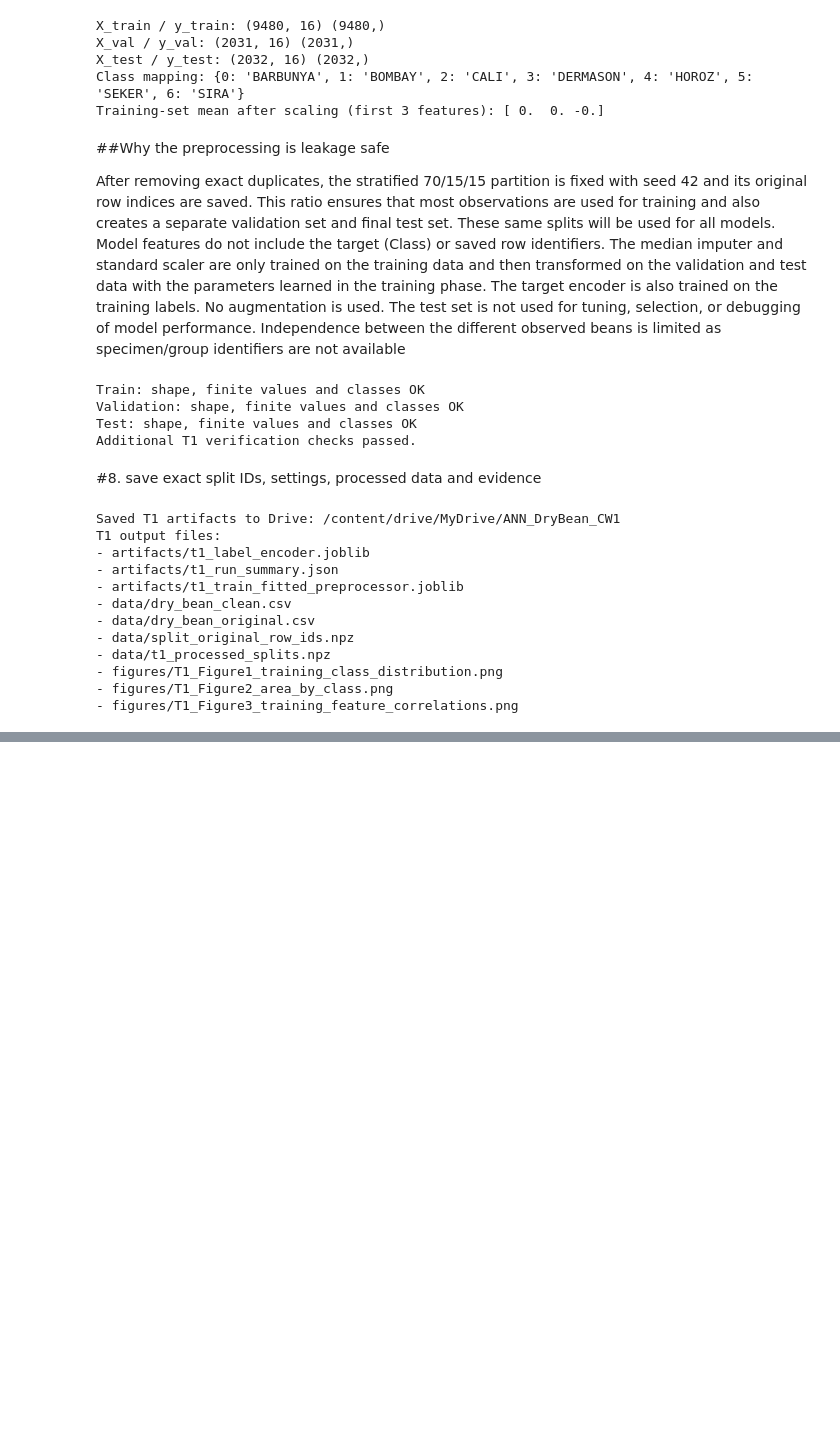
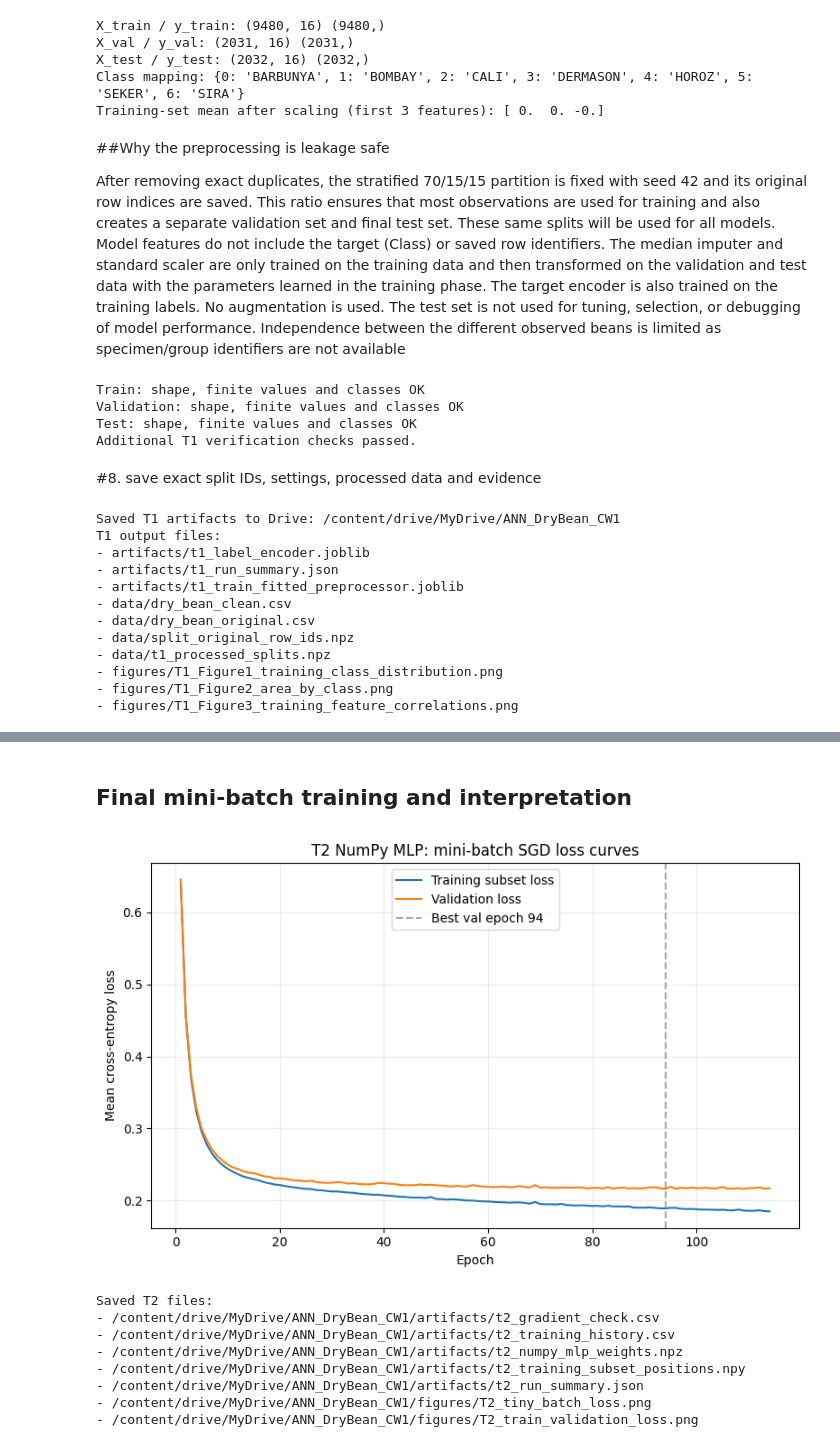
Before and after one commit to Thathsara-Devindi/ANN-Dry-Bean-Classification, a Jupyter notebook: ANN_cw1.ipynb, the cells around one changed output, grey strips where cells are left out. Saved outputs shown, nothing was run; the diff lists cells and outputs as text; code cells hidden in the pictures; blank space fills up the shorter version.

```diff
--- a/ANN_cw1.ipynb
+++ b/ANN_cw1.ipynb
@@ -404,0 +761,69 @@ T1 output files:
+# %% [markdown]
+## Final mini-batch training and interpretation
+# %%
+# Plot true learning curves and save configuration, results, weights
+plt.figure(figsize=(8,5))
+plt.plot(t2_history_df['epoch'], t2_history_df['train_loss'], label='Training subset loss')
+plt.plot(t2_history_df['epoch'], t2_history_df['val_loss'], label='Validation loss')
+plt.axvline(t2_best_epoch, color='gray', linestyle='--', alpha=.7,
+            label=f'Best val epoch {t2_best_epoch}')
+plt.title('T2 NumPy MLP: mini-batch SGD loss curves')
+plt.xlabel('Epoch'); plt.ylabel('Mean cross-entropy loss')
+plt.grid(alpha=.25); plt.legend(); plt.tight_layout()
+plt.savefig(t2_figures / 'T2_train_validation_loss.png', dpi=170)
+plt.show()
+
+t2_history_df.to_csv(t2_artifacts / 't2_training_history.csv', index=False)
+np.savez_compressed(t2_artifacts / 't2_numpy_mlp_weights.npz', **t2_model.params)
+np.save(t2_artifacts / 't2_training_subset_positions.npy', t2_subset_ids)
+t2_summary = {
+    'task': 'CW1 T2 NumPy one-hidden-layer MLP, separate from T3 framework models',
+    'architecture': '16 -> 24 tanh -> 7 softmax',
+    'loss': 'mean multiclass cross-entropy',
+    'num_trainable_parameters':int(sum(v.size for v in t2_model.params.values())),
+    'training_subset_size':int(len(t2_ysub)),
+    'validation_size':int(len(t2_yval)),
+    'config':T2_TRAIN_CFG,
+    'actual_epochs_completed':int(t2_epochs_completed),
+    'stopping_reason':t2_stopping_reason,
+    'selected_best_epoch':int(t2_best_epoch),
+    'initial_training_loss':float(t2_initial_train_loss),
+    'selected_training_loss':float(t2_final_train_loss),
+    'initial_validation_loss':float(t2_initial_val_loss),
+    'selected_validation_loss':float(t2_final_val_loss),
+    'selected_training_accuracy':float(t2_model.accuracy(t2_Xsub,t2_ysub)),
+    'selected_validation_accuracy':float(t2_model.accuracy(t2_Xval,t2_yval)),
+    'gradient_check_epsilon':T2_GRAD_EPS,
+    'gradient_check_abs_tolerance':T2_ABS_TOL,
+    'gradient_check_rel_tolerance':T2_REL_TOL,
+    'gradient_checks_passed':int(t2_gradient_table['passed'].sum()),
+    'gradient_checks_total':int(len(t2_gradient_table)),
+    'tiny_batch_learning_rate':t2_tiny_lr,
+    'tiny_batch_max_steps':t2_tiny_max_steps,
+    'tiny_batch_actual_steps':int(t2_tiny_steps),
+    'tiny_batch_initial_loss':float(t2_tiny_losses[0]),
+    'tiny_batch_final_loss':float(t2_tiny_losses[-1]),
+    'tiny_batch_training_accuracy':float(t2_tiny_acc),
+    'python_version':sys.version.split()[0],
+    'numpy_version':np.__version__,
+    'machine':platform.platform(),
+    'test_set_used_for_tuning':False
+}
+with open(t2_artifacts / 't2_run_summary.json', 'w') as f:
+    json.dump(t2_summary, f, indent=2)
+print('Saved T2 files:')
+for filename in ['t2_gradient_check.csv','t2_training_history.csv',
+                 't2_numpy_mlp_weights.npz','t2_training_subset_positions.npy','t2_run_summary.json']:
+    print('-', t2_artifacts / filename)
+print('-', t2_figures / 'T2_tiny_batch_loss.png')
+print('-', t2_figures / 'T2_train_validation_loss.png')
+# %% [output]
+[figure, added]
+Saved T2 files:
+- /content/drive/MyDrive/ANN_DryBean_CW1/artifacts/t2_gradient_check.csv
+- /content/drive/MyDrive/ANN_DryBean_CW1/artifacts/t2_training_history.csv
+- /content/drive/MyDrive/ANN_DryBean_CW1/artifacts/t2_numpy_mlp_weights.npz
+- /content/drive/MyDrive/ANN_DryBean_CW1/artifacts/t2_training_subset_positions.npy
+- /content/drive/MyDrive/ANN_DryBean_CW1/artifacts/t2_run_summary.json
+- /content/drive/MyDrive/ANN_DryBean_CW1/figures/T2_tiny_batch_loss.png
+- /content/drive/MyDrive/ANN_DryBean_CW1/figures/T2_train_validation_loss.png
```
Also changed, not shown: parts of 19 cells of this notebook.
